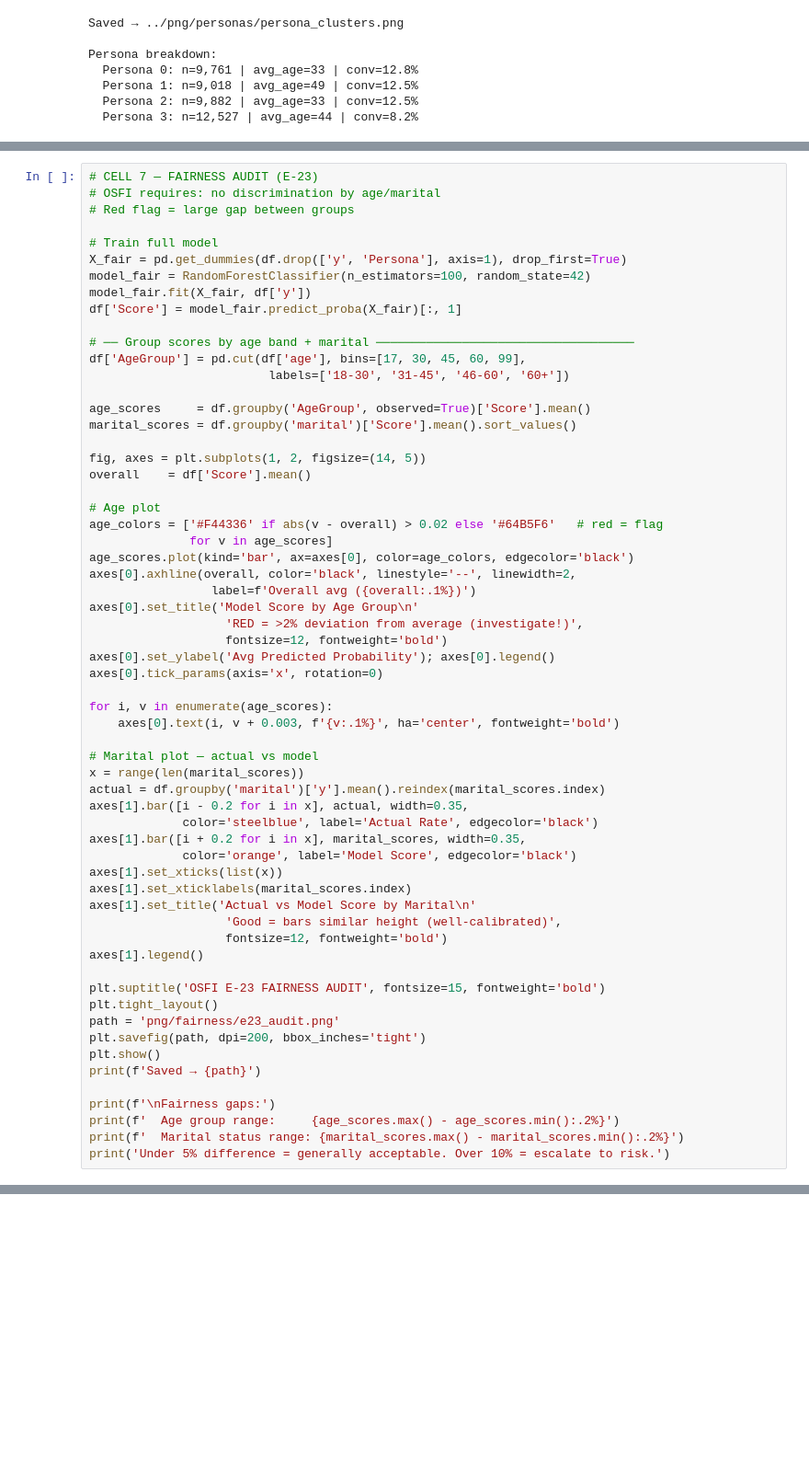
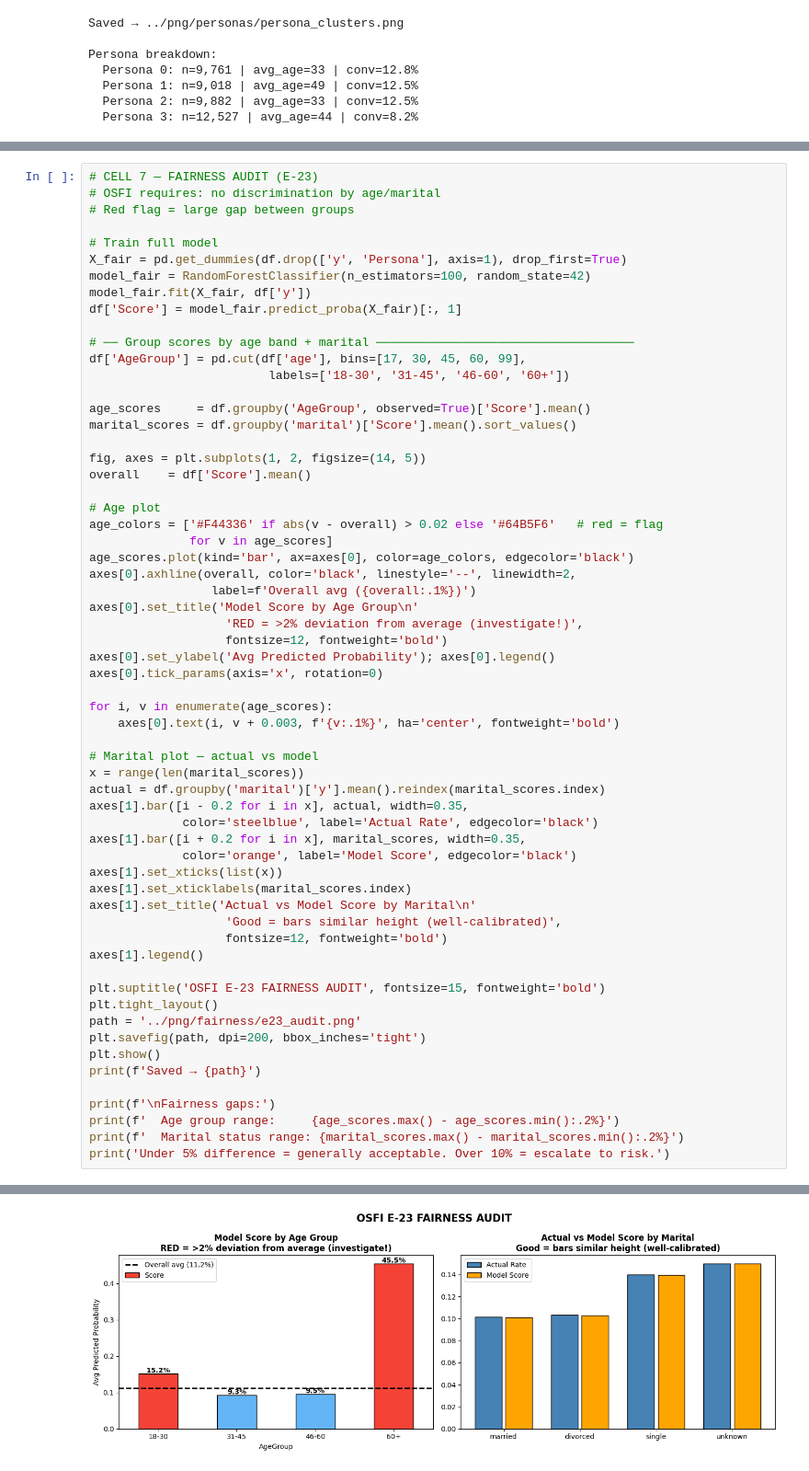
Before and after one commit to MankitWong/Team_ML10, a Jupyter notebook: src/bank_architect.ipynb, the cells around one changed output, grey strips where cells are left out. Shown at 92% size. Drawn from its saved outputs; the diff is of its cells as text; blank space fills up the shorter version.

```diff
--- a/src/bank_architect.ipynb
+++ b/src/bank_architect.ipynb
@@ -440,31 +442,32 @@ axes[0].tick_params(axis='x', rotation=0)
 
 for i, v in enumerate(age_scores):
     axes[0].text(i, v + 0.003, f'{v:.1%}', ha='center', fontweight='bold')
 
 # Marital plot — actual vs model
 x = range(len(marital_scores))
 actual = df.groupby('marital')['y'].mean().reindex(marital_scores.index)
 axes[1].bar([i - 0.2 for i in x], actual, width=0.35,
              color='steelblue', label='Actual Rate', edgecolor='black')
 axes[1].bar([i + 0.2 for i in x], marital_scores, width=0.35,
              color='orange', label='Model Score', edgecolor='black')
 axes[1].set_xticks(list(x))
 axes[1].set_xticklabels(marital_scores.index)
 axes[1].set_title('Actual vs Model Score by Marital\n'
                    'Good = bars similar height (well-calibrated)',
                    fontsize=12, fontweight='bold')
 axes[1].legend()
 
 plt.suptitle('OSFI E-23 FAIRNESS AUDIT', fontsize=15, fontweight='bold')
 plt.tight_layout()
-path = 'png/fairness/e23_audit.png'
+path = '../png/fairness/e23_audit.png'
 plt.savefig(path, dpi=200, bbox_inches='tight')
 plt.show()
 print(f'Saved → {path}')
 
 print(f'\nFairness gaps:')
 print(f'  Age group range:     {age_scores.max() - age_scores.min():.2%}')
 print(f'  Marital status range: {marital_scores.max() - marital_scores.min():.2%}')
 print('Under 5% difference = generally acceptable. Over 10% = escalate to risk.')
 # %% [output]
 [figure]
+[figure, added]
```
Also changed, not shown: parts of 8 cells of this notebook.
